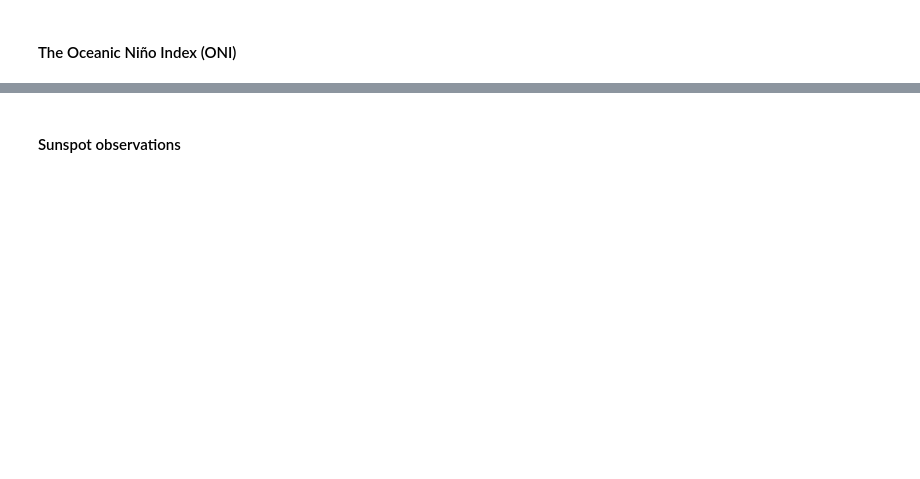
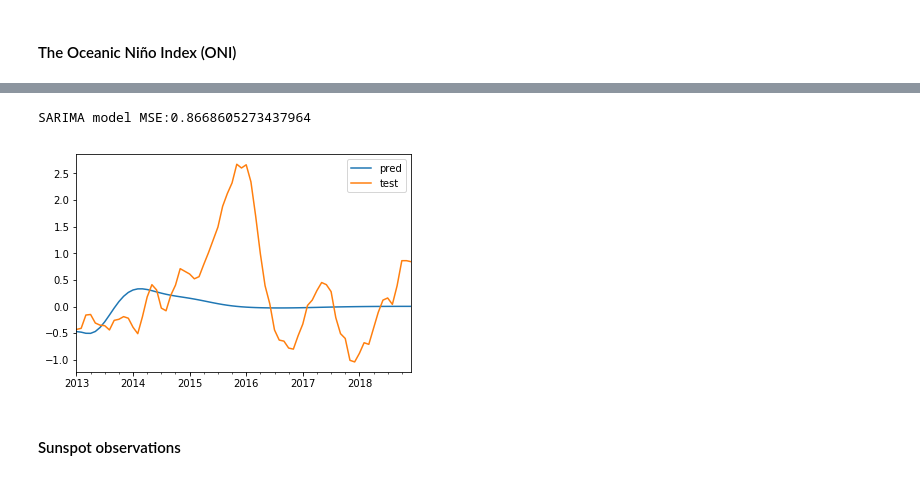
Before and after one commit to SimoAntikainen/sarimax-climate-change-forecast, a Jupyter notebook: sarimax-climate-change-forecast.ipynb, the cells around one changed output, grey strips where cells are left out. Saved outputs shown, nothing was run; the diff lists cells and outputs as text; code cells hidden in the pictures; blank space fills up the shorter version.

```diff
--- a/sarimax-climate-change-forecast.ipynb
+++ b/sarimax-climate-change-forecast.ipynb
@@ -467,3 +489,15 @@ HQIC-order: (4, 1)
+# %%
+sarima = sm.tsa.statespace.SARIMAX(train_enso,order=(4,0,4),seasonal_order=(0,0,0,0),
+                                 enforce_stationarity=False, enforce_invertibility=False,).fit()
+#sarima.summary()
+# %%
+pred = sarima.predict(tr_end,te_end)[1:]
+print('SARIMA model MSE:{}'.format(mean_squared_error(test_enso,pred)))
+
+pd.DataFrame({'test':test_enso.values.flatten(),'pred':pred}).plot();plt.show()
+# %% [output]
+SARIMA model MSE:0.8668605273437964
+[figure, added]
 # %% [markdown]
 #### Sunspot observations
 # %%
```
Also changed, not shown: parts of 67 cells of this notebook, 1 other file.
